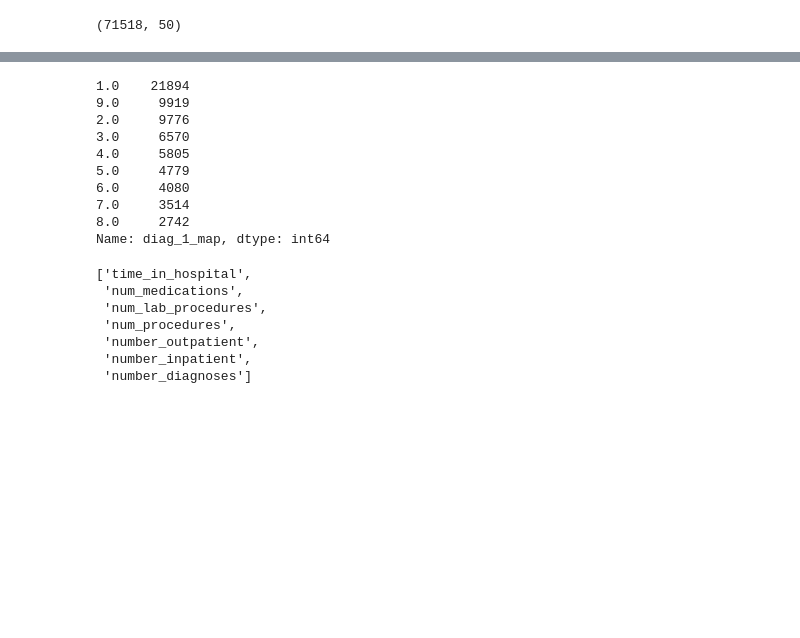
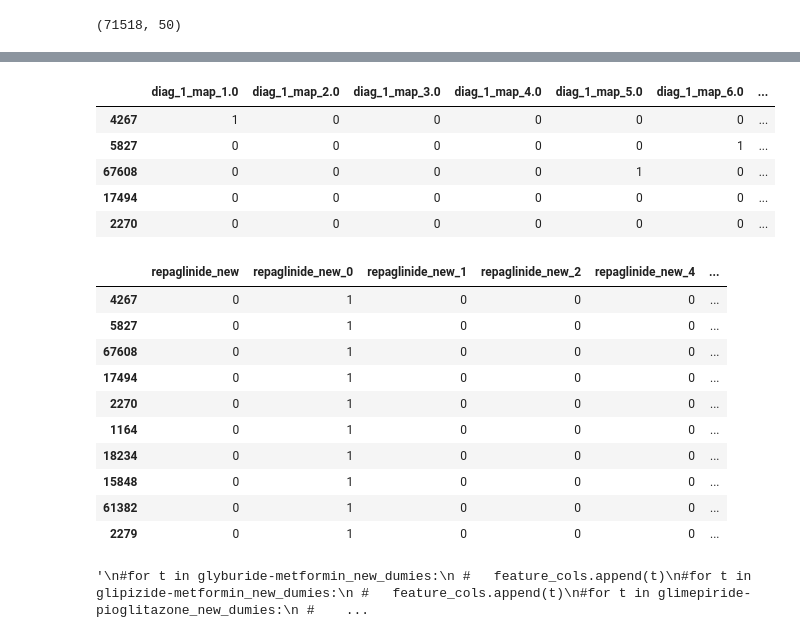
Before and after one commit to Anushi/hospital_readmissions, a Jupyter notebook: hospital_readmissions.ipynb, the cells around one changed output, grey strips where cells are left out. Drawn from its saved outputs; the diff is of its cells as text; code cells hidden in the pictures; blank space fills up the shorter version.

```diff
--- a/hospital_readmissions.ipynb
+++ b/hospital_readmissions.ipynb
@@ -171,6 +155,13 @@ hospital_subset.shape
 # TRANSFORMATIONS FOR CATEGORICAL VALUES
 
 # ** Need to do for gender and race**
+# gender
+hospital_subset['gender_female'] = hospital_subset.gender.map({'Female':1, 'Male':0})
+
+# race
+hospital_subset['race_new'] = hospital_subset.race.map({'AfricanAmerican':0, 'Asian':1,'Caucasian':2,'Hispanic':4,'Other':5 })
+race_new_dumies = pd.get_dummies(hospital_subset.race_new, prefix='race_new')
+hospital_subset = pd.concat([hospital_subset, race_new_dumies], axis=1)
 
 # Age feature
 hospital_subset['Age_new'] = hospital_subset.age.map({'[0-10)':0, '[10-20)':1,'[20-30)':2,'[30-40)':4,'[40-50)':5,
@@ -373,16 +368,12 @@ All_disease_map = diabetes_map + other_disease1_map + Circulatory_map + Respirat
 #All_disease_map
 # %%
-hospital_subset['diag_1_map'] = hospital_subset['diag_1'].map(All_disease_map)
 hospital_subset['diag_1_map'].head()
 hospital_subset['diag_1_map'].value_counts()
+diag_1_map_dumies.head()
 # %% [output]
-1.0    21894
-9.0     9919
-2.0     9776
-3.0     6570
-4.0     5805
-5.0     4779
-6.0     4080
-7.0     3514
-8.0     2742
-Name: diag_1_map, dtype: int64
+|  | diag_1_map_1.0 | diag_1_map_2.0 | diag_1_map_3.0 | diag_1_map_4.0 | diag_1_map_5.0 | diag_1_map_6.0 | ... |
+| 4267 | 1 | 0 | 0 | 0 | 0 | 0 | ... |
+| 5827 | 0 | 0 | 0 | 0 | 0 | 1 | ... |
+| 67608 | 0 | 0 | 0 | 0 | 1 | 0 | ... |
+| 17494 | 0 | 0 | 0 | 0 | 0 | 0 | ... |
+| 2270 | 0 | 0 | 0 | 0 | 0 | 0 | ... |
@@ -402,9 +383,41 @@ hospital_subset.diabetesMed_Yes.value_counts()
+# %%
+#hospital_subset.head()
+#hospital_subset.ix[:,[50,55]].head()
+
+hospital_subset.ix[:,110:120].head(10)
+#hospital_subset['metformin_new'].head(10)
+# %% [output]
+|  | repaglinide_new | repaglinide_new_0 | repaglinide_new_1 | repaglinide_new_2 | repaglinide_new_4 | ... |
+| 4267 | 0 | 1 | 0 | 0 | 0 | ... |
+| 5827 | 0 | 1 | 0 | 0 | 0 | ... |
+| 67608 | 0 | 1 | 0 | 0 | 0 | ... |
+| 17494 | 0 | 1 | 0 | 0 | 0 | ... |
+| 2270 | 0 | 1 | 0 | 0 | 0 | ... |
+| 1164 | 0 | 1 | 0 | 0 | 0 | ... |
+| 18234 | 0 | 1 | 0 | 0 | 0 | ... |
+| 15848 | 0 | 1 | 0 | 0 | 0 | ... |
+| 61382 | 0 | 1 | 0 | 0 | 0 | ... |
+| 2279 | 0 | 1 | 0 | 0 | 0 | ... |
 # %%
 #feature_cols = ['time_in_hospital', 'num_medications','num_lab_procedures','num_procedures','number_outpatient','number_inpatient','number_diagnoses','diabetesMed_Yes','change_Yes']
 #feature_cols = ['time_in_hospital', 'num_medications','num_lab_procedures','num_procedures','number_outpatient','number_inpatient','number_diagnoses','diabetesMed_Yes']
-feature_cols = ['time_in_hospital', 'num_medications','num_lab_procedures','num_procedures','number_outpatient','number_inpatient','number_diagnoses']
+feature_cols = ['time_in_hospital',
+                'num_medications',
+                'num_lab_procedures',
+                'num_procedures',
+                'number_outpatient',
+                'number_inpatient',
+                'number_diagnoses',
+                #'gender_female', # has Nan
+                'diabetesMed_Yes'
+                #'change_Yes' # has Nan
+                ]
 
-'''
+
+for t in race_new_dumies:
+    feature_cols.append(t)
+
+
 for t in admission_source_dumies:
     feature_cols.append(t)
 
@@ -421,6 +434,7 @@ for t in max_glu_serum_new_dumies:
     feature_cols.append(t)
 for t in A1Cresult_new_dumies:
     feature_cols.append(t)
+
 for t in metformin_new_dumies:
     feature_cols.append(t)
 for t in repaglinide_new_dumies:
@@ -469,12 +483,6 @@ for t in insulin_new_dumies:
 #for t in metformin-pioglitazone_new_dumies:
  #   feature_cols.append(t)
 
-feature_cols
+feature_cols'''
 # %% [output]
-['time_in_hospital',
- 'num_medications',
- 'num_lab_procedures',
- 'num_procedures',
- 'number_outpatient',
- 'number_inpatient',
- 'number_diagnoses']
+'\n#for t in glyburide-metformin_new_dumies:\n #   feature_cols.append(t)\n#for t in glipizide-metformin_new_dumies:\n #   feature_cols.append(t)\n#for t in glimepiride-pioglitazone_new_dumies:\n #    ...
```
Also changed, not shown: parts of 31 cells of this notebook, 2 other files.
